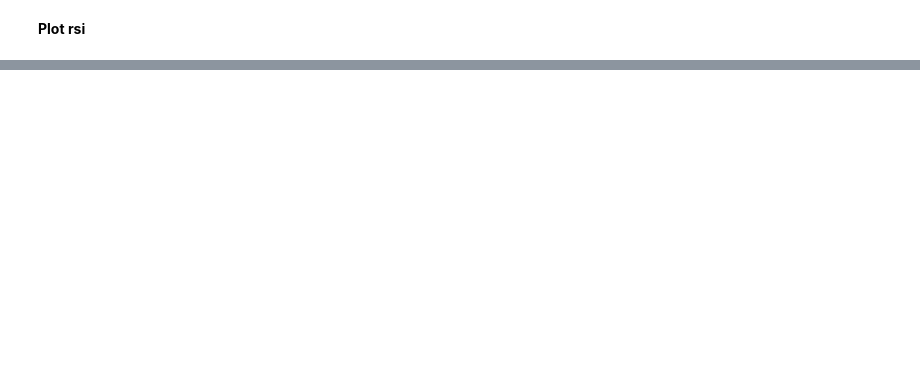
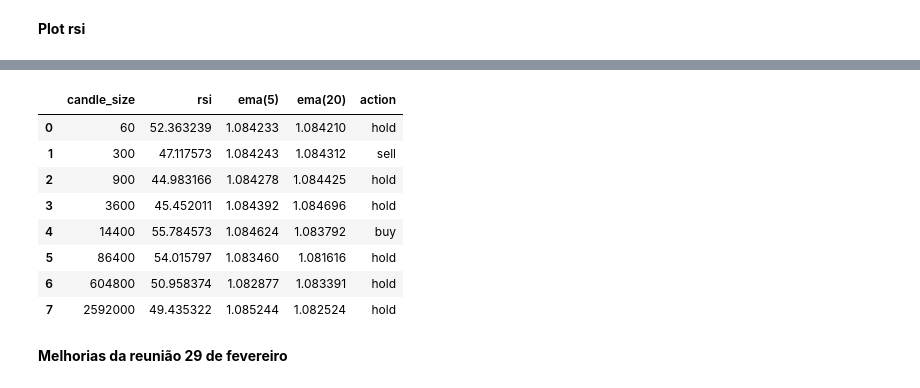
Before and after one commit to gabipasse/LAPES_binary_trade_bot, a Jupyter notebook: rsi_binary_trade.ipynb, the cells around one changed output, grey strips where cells are left out. Cells and saved outputs as stored; diff of their text form; code cells hidden in the pictures; blank space fills up the shorter version.

```diff
--- a/rsi_binary_trade.ipynb
+++ b/rsi_binary_trade.ipynb
@@ -926,0 +1125,4 @@ This can be a double-edged sword. On one side, it can help you identify trends e
+# %%
+combinado_df = pd.concat([rsi_df[['candle_size', 'value']], ema_5_df['value'], ema_20_df['value']], axis=1)
+# %%
+combinado_df.columns = ['candle_size', 'rsi', 'ema(5)', 'ema(20)']
@@ -926,0 +1138,33 @@ This can be a double-edged sword. On one side, it can help you identify trends e
+# %%
+# Inicializando a coluna action como hold
+combinado_df['action'] = 'hold'
+# %%
+# Defininco as ações de acordo com combinacao de rsi, ema(5) e ema(20)
+
+for index, row in combinado_df.iterrows():
+
+
+    if index > 0:
+
+        rowanterior = combinado_df.iloc[index - 1]
+    else:
+
+        rowanterior = None
+
+    if rowanterior is not None:
+
+      if row['rsi'] > 50 and (row['ema(5)'] - row['ema(20)'] > 0 and rowanterior['ema(5)'] - rowanterior['ema(20)'] < 0):
+
+        print(row[['rsi', 'ema(5)', 'ema(20)']])
+
+        print("BUY!")
+
+        combinado_df.loc[index, 'action'] = 'buy'
+
+      elif row['rsi'] < 50 and (row['ema(5)'] - row['ema(20)'] < 0 and rowanterior['ema(5)'] - rowanterior['ema(20)'] > 0):
+
+        print(row[['rsi', 'ema(5)', 'ema(20)']])
+
+        print("SELL!")
+
+        combinado_df.loc[index, 'action'] = 'sell'
@@ -926,0 +1182,14 @@ This can be a double-edged sword. On one side, it can help you identify trends e
+# %%
+combinado_df
+# %% [output]
+|  | candle_size | rsi | ema(5) | ema(20) | action |
+| 0 | 60 | 52.363239 | 1.084233 | 1.084210 | hold |
+| 1 | 300 | 47.117573 | 1.084243 | 1.084312 | sell |
+| 2 | 900 | 44.983166 | 1.084278 | 1.084425 | hold |
+| 3 | 3600 | 45.452011 | 1.084392 | 1.084696 | hold |
+| 4 | 14400 | 55.784573 | 1.084624 | 1.083792 | buy |
+| 5 | 86400 | 54.015797 | 1.083460 | 1.081616 | hold |
+| 6 | 604800 | 50.958374 | 1.082877 | 1.083391 | hold |
+| 7 | 2592000 | 49.435322 | 1.085244 | 1.082524 | hold |
+# %% [markdown]
+**Melhorias da reunião 29 de fevereiro**
```
Also changed, not shown: parts of 26 cells of this notebook.
